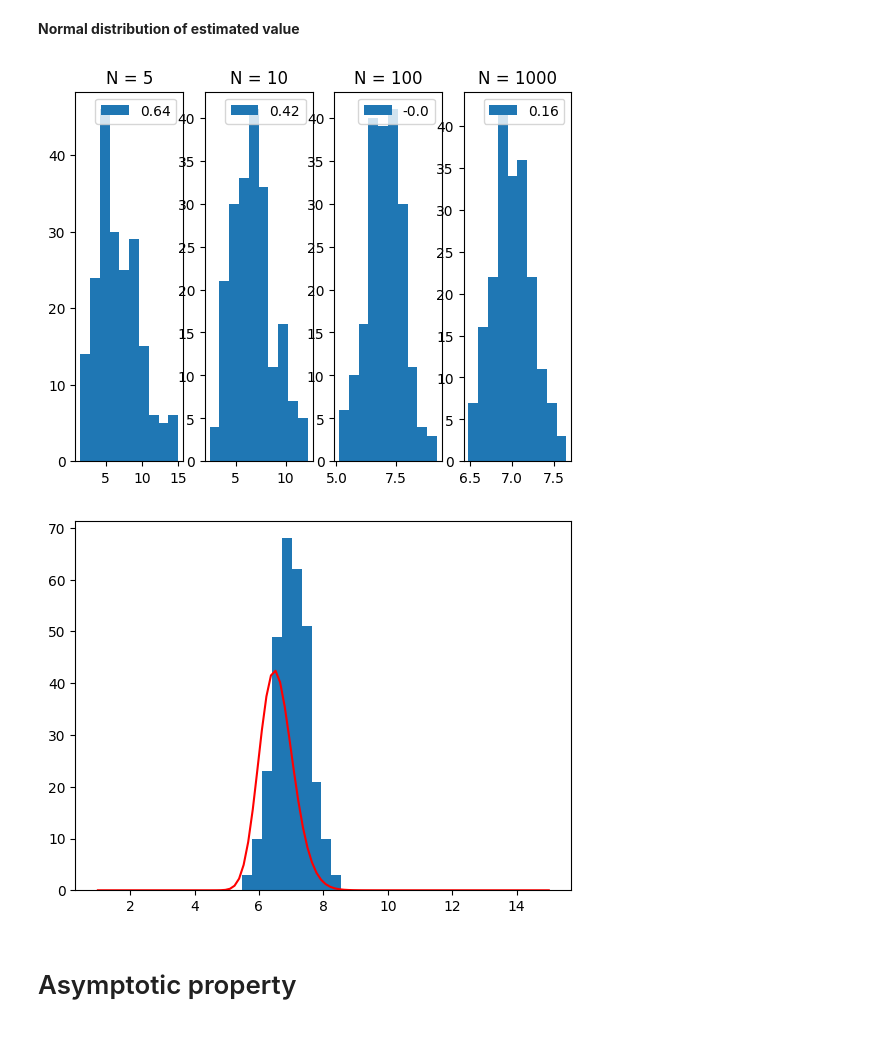
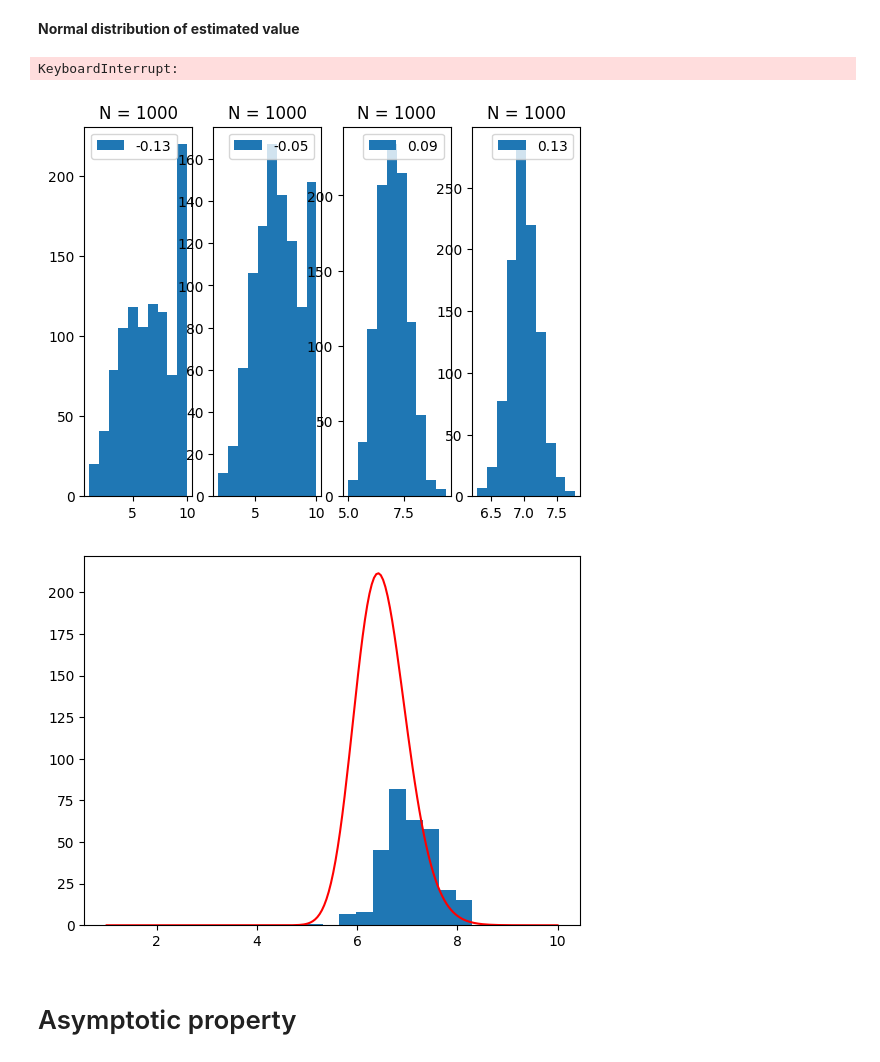
Before and after one commit to Yehan-Edirisinghe/Labo_cal, a Jupyter notebook: lecture_9/note.ipynb, the cells around one changed output. Saved outputs shown, nothing was run; the diff lists cells and outputs as text; code cells hidden in the pictures.

```diff
--- a/lecture_9/note.ipynb
+++ b/lecture_9/note.ipynb
@@ -41,7 +42,7 @@ def skewness(sample):
 <h1>Data</h1>
 Generating Exponentially distributed Data
 # %%
-N = 1000
+N = 100000
 t0 = 7      #caratteristic time
 
 
@@ -73,2 +74,9 @@ plt.show()
 # %% [markdown]
 Loglikelihood
+# %%
+@jit(target_backend='cuda')
+def loglikelihood(dati,t):
+    sum = 0
+    for i in dati:
+        sum += np.log(np.exp(-i/t)/t)
+    return sum
@@ -242,33 +257,35 @@ def estimators(N=200,n=10):
 
     return estims
 # %%
-estim_5 = estimators(n=5)
-estim_10 = estimators(n=10)
-estim_100 = estimators(n=100)
-estim_1000 = estimators(n=1000)
+estim_5 = estimators(n=5,N = 10000)
+estim_10 = estimators(n=10,N = 10000)
+estim_100 = estimators(n=100,N = 10000)
+estim_1000 = estimators(n=1000,N = 10000)
+# %% [output]
+KeyboardInterrupt:
 # %%
 fig,ax = plt.subplots(1,4)
 
 ax[0].hist(estim_5, label = f"{round(skewness(estim_5),2)}")
 ax[1].hist(estim_10, label = f"{round(skewness(estim_10),2)}")
 ax[2].hist(estim_100, label = f"{round(skewness(estim_100),2)}")
 ax[3].hist(estim_1000, label = f"{round(skewness(estim_1000),2)}")
 
-ax[0].set_title("N = 5")
-ax[1].set_title("N = 10")
-ax[2].set_title("N = 100")
-ax[3].set_title("N = 1000")
+ax[0].set_title(f"N = {len(estim_5)}")
+ax[1].set_title(f"N = {len(estim_10)}")
+ax[2].set_title(f"N = {len(estim_100)}")
+ax[3].set_title(f"N = {len(estim_1000)}")
 
 
 ax[0].legend()
 ax[1].legend()
 ax[2].legend()
 ax[3].legend()
 
 
 plt.show()
 # %% [output]
-[figure, old version]
+[figure, new version]
 # %%
 estimator_distribution = estimators(N = 300, n= 160)
 # %%
@@ -281,7 +298,7 @@ plt.plot(t_range,like, 'r')
 # plt.vlines(x=[x_max,zero1,zero2],ymin=0,ymax=50,linestyles='--' , color = 'r')
 plt.show()
 # %% [output]
-[figure, old version]
+[figure, new version]
 # %% [markdown]
 <h1>Asymptotic property
 </h1>
```
Also changed, not shown: parts of 14 cells of this notebook, 1 other file.
